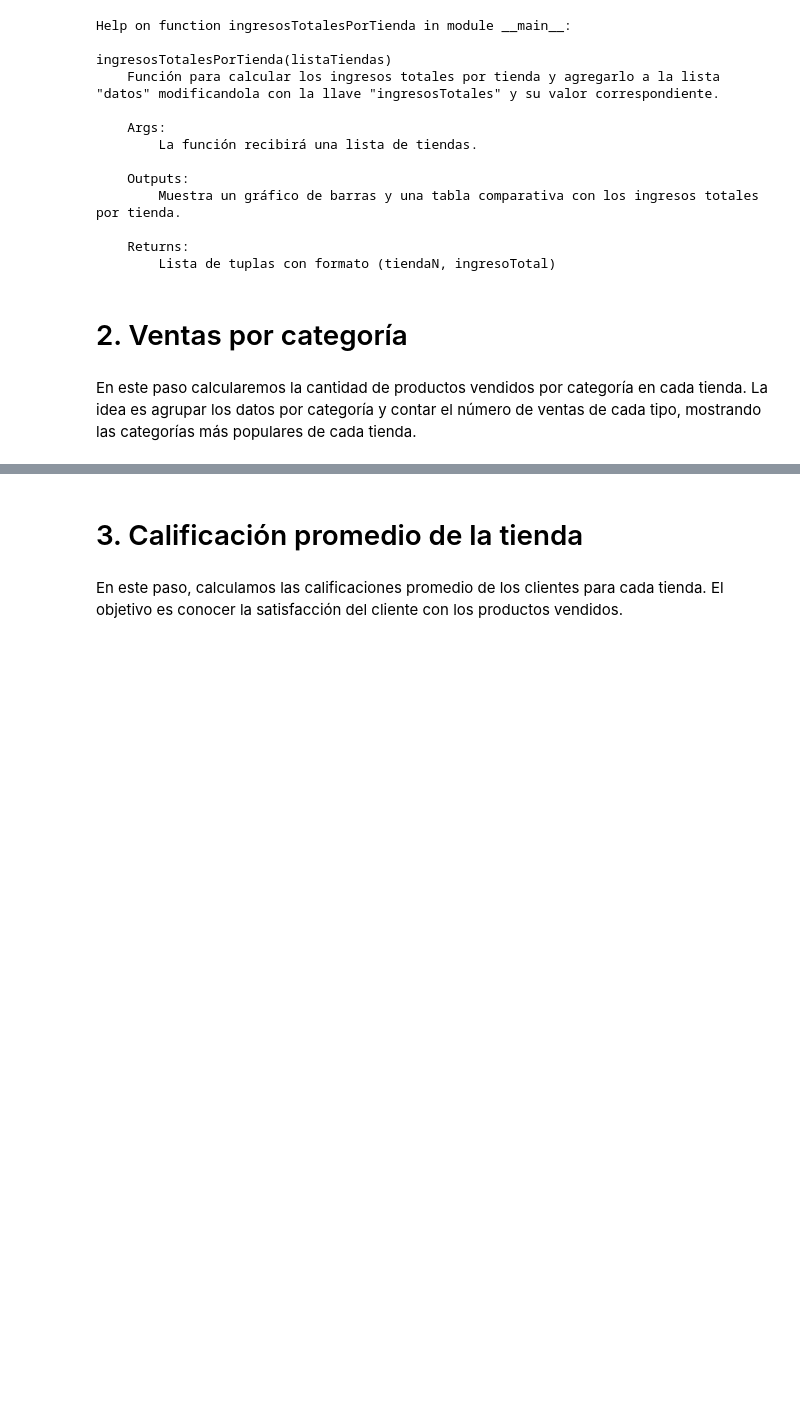
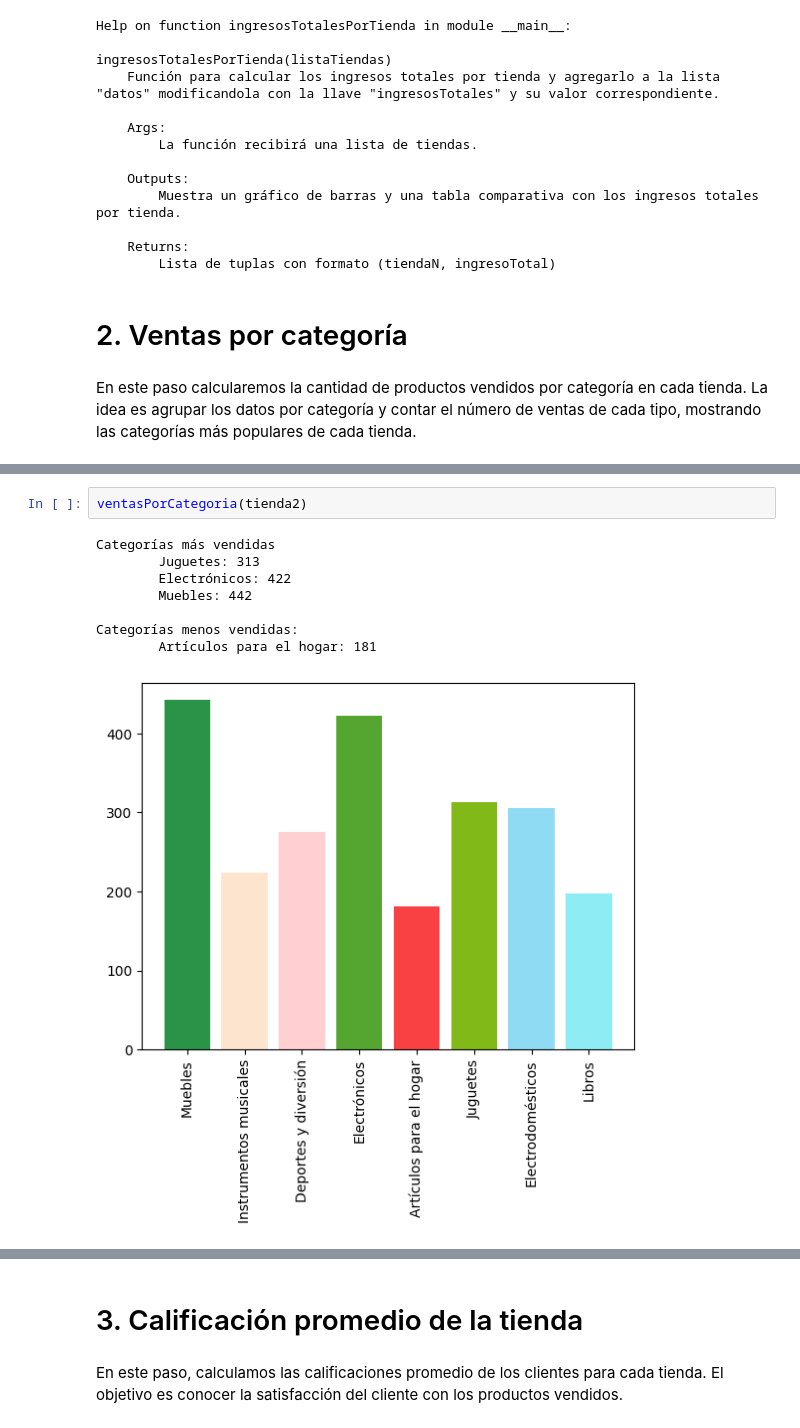
Before and after one commit to aylenfv/DS---Sr.-Juan, a Jupyter notebook: AluraStoreLatam.ipynb, the cells around one changed output, grey strips where cells are left out. Saved outputs shown, nothing was run; the diff lists cells and outputs as text; blank space fills up the shorter version.

```diff
--- a/AluraStoreLatam.ipynb
+++ b/AluraStoreLatam.ipynb
@@ -380,0 +346,11 @@ Muebles                   |    465     |   442     |   499     |   480
+# %%
+ventasPorCategoria(tienda2)
+# %% [output]
+Categorías más vendidas
+        Juguetes: 313
+        Electrónicos: 422
+        Muebles: 442
+
+Categorías menos vendidas:
+        Artículos para el hogar: 181
+[figure, added]
```
Also changed, not shown: parts of 25 cells of this notebook, 1 other file.
